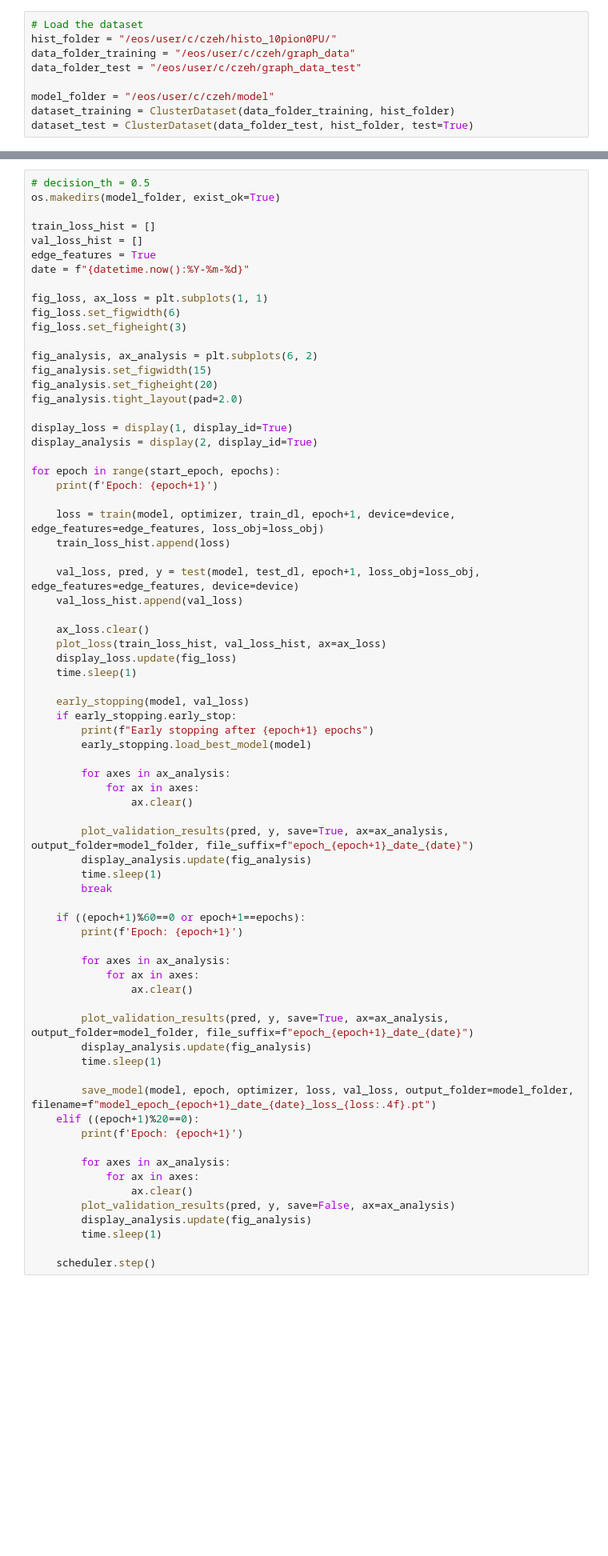
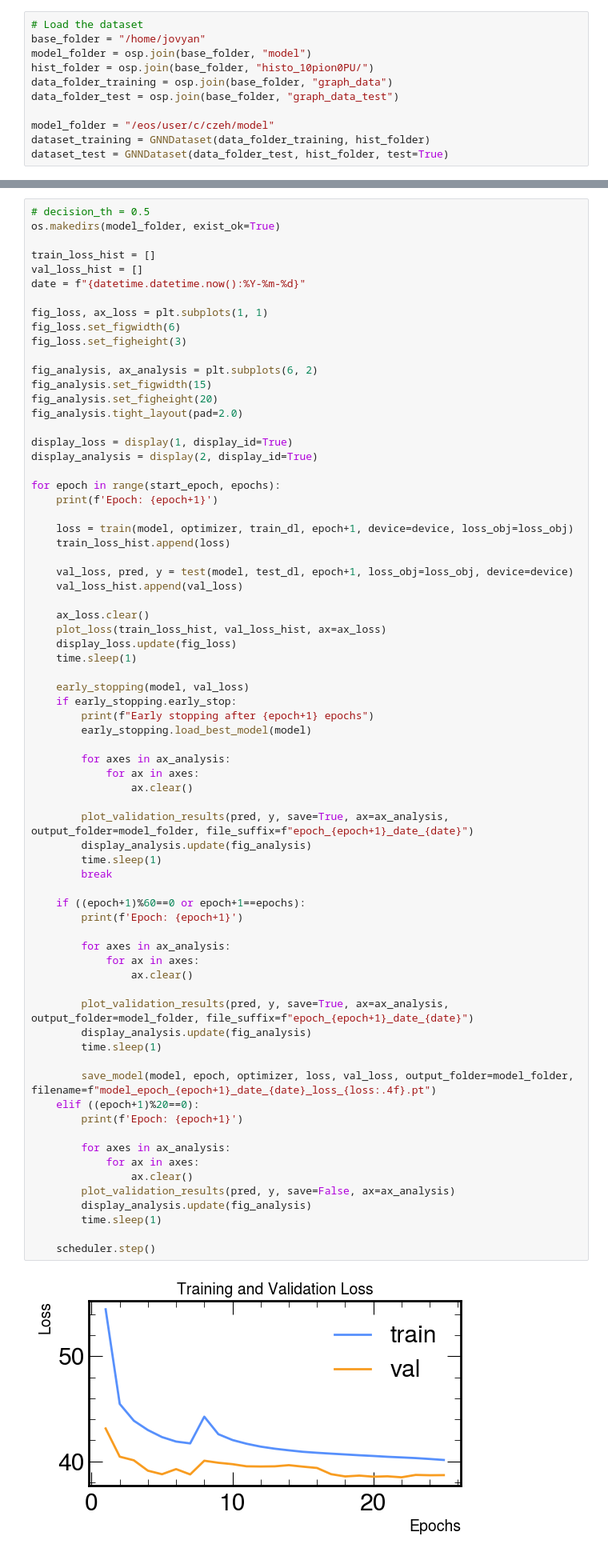
Before and after one commit to chrisizeh/Graph_Linking, a Jupyter notebook: run_gnn_model.ipynb, the cells around one changed output, grey strips where cells are left out. Shown at 80% size. Cells and saved outputs as stored; diff of their text form; blank space fills up the shorter version.

Commit message:
run gnn with 10pion data

```diff
--- a/run_gnn_model.ipynb
+++ b/run_gnn_model.ipynb
@@ -37,10 +30,12 @@ print(f"Using device: {device}")
 Using device: cuda
 # %%
 # Load the dataset
-hist_folder = "/eos/user/c/czeh/histo_10pion0PU/"
-data_folder_training = "/eos/user/c/czeh/graph_data"
-data_folder_test = "/eos/user/c/czeh/graph_data_test"
+base_folder = "/home/jovyan"
+model_folder = osp.join(base_folder, "model")
+hist_folder = osp.join(base_folder, "histo_10pion0PU/")
+data_folder_training = osp.join(base_folder, "graph_data")
+data_folder_test = osp.join(base_folder, "graph_data_test")
 
 model_folder = "/eos/user/c/czeh/model"
-dataset_training = ClusterDataset(data_folder_training, hist_folder)
-dataset_test = ClusterDataset(data_folder_test, hist_folder, test=True)
+dataset_training = GNNDataset(data_folder_training, hist_folder)
+dataset_test = GNNDataset(data_folder_test, hist_folder, test=True)
@@ -87,8 +113,7 @@ os.makedirs(model_folder, exist_ok=True)
 
 train_loss_hist = []
 val_loss_hist = []
-edge_features = True
-date = f"{datetime.now():%Y-%m-%d}"
+date = f"{datetime.datetime.now():%Y-%m-%d}"
 
 fig_loss, ax_loss = plt.subplots(1, 1)
 fig_loss.set_figwidth(6)
@@ -105,10 +130,10 @@ display_analysis = display(2, display_id=True)
 for epoch in range(start_epoch, epochs):
     print(f'Epoch: {epoch+1}')
 
-    loss = train(model, optimizer, train_dl, epoch+1, device=device, edge_features=edge_features, loss_obj=loss_obj)
+    loss = train(model, optimizer, train_dl, epoch+1, device=device, loss_obj=loss_obj)
     train_loss_hist.append(loss)
 
-    val_loss, pred, y = test(model, test_dl, epoch+1, loss_obj=loss_obj, edge_features=edge_features, device=device)
+    val_loss, pred, y = test(model, test_dl, epoch+1, loss_obj=loss_obj, device=device)
     val_loss_hist.append(val_loss)
 
     ax_loss.clear()
@@ -126,30 +151,32 @@ for epoch in range(start_epoch, epochs):
                 ax.clear()
 
         plot_validation_results(pred, y, save=True, ax=ax_analysis, output_folder=model_folder, file_suffix=f"epoch_{epoch+1}_date_{date}")
         display_analysis.update(fig_analysis)
         time.sleep(1)
         break
 
     if ((epoch+1)%60==0 or epoch+1==epochs):
         print(f'Epoch: {epoch+1}')
 
         for axes in ax_analysis:
             for ax in axes:
                 ax.clear()
 
         plot_validation_results(pred, y, save=True, ax=ax_analysis, output_folder=model_folder, file_suffix=f"epoch_{epoch+1}_date_{date}")
         display_analysis.update(fig_analysis)
         time.sleep(1)
 
         save_model(model, epoch, optimizer, loss, val_loss, output_folder=model_folder, filename=f"model_epoch_{epoch+1}_date_{date}_loss_{loss:.4f}.pt")
     elif ((epoch+1)%20==0):
         print(f'Epoch: {epoch+1}')
 
         for axes in ax_analysis:
             for ax in axes:
                 ax.clear()
         plot_validation_results(pred, y, save=False, ax=ax_analysis)
         display_analysis.update(fig_analysis)
         time.sleep(1)
 
     scheduler.step()
+# %% [output]
+[figure, added]
```
Also changed, not shown: parts of 6 cells of this notebook, 1 other file.
